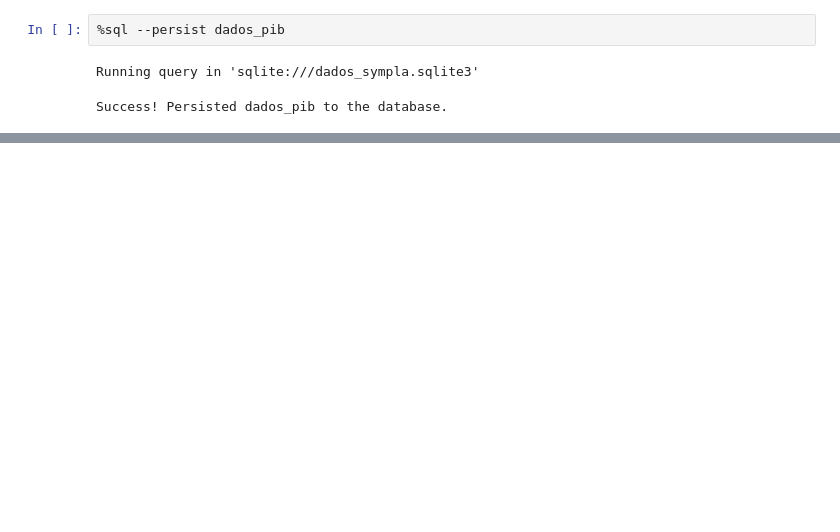
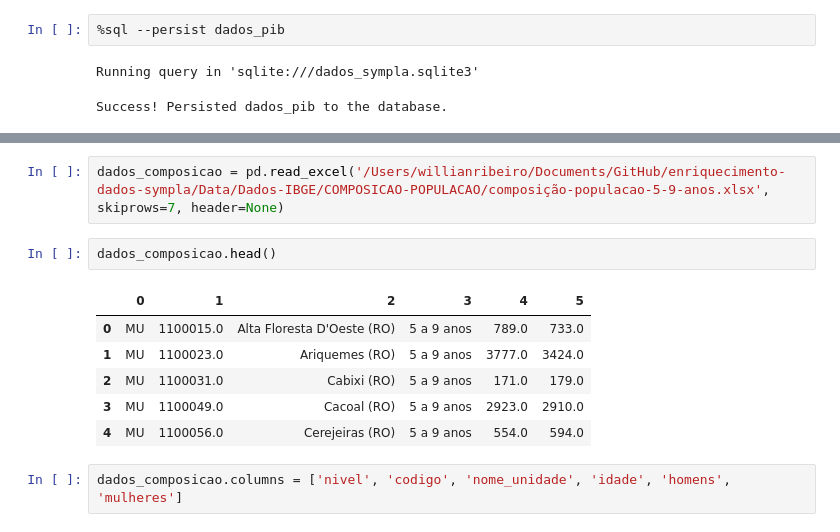
Before and after one commit to WillianVMR/enriquecimento-dados-sympla, a Jupyter notebook: analise.ipynb, the cells around one changed output, grey strips where cells are left out. Drawn from its saved outputs; the diff is of its cells as text; blank space fills up the shorter version.

Commit message:
Criação do ETL de extração de dados do IBGE e inserção no banco dados_sympla

```diff
--- a/analise.ipynb
+++ b/analise.ipynb
@@ -40,3 +44,16 @@ Running query in 'sqlite:///dados_sympla.sqlite3'
 | 2 | 2010 | 1 | Norte | 11 | RO | ... |
 | 3 | 2010 | 1 | Norte | 11 | RO | ... |
 | 4 | 2010 | 1 | Norte | 11 | RO | ... |
+# %%
+dados_composicao = pd.read_excel('/Users/willianribeiro/Documents/GitHub/enriquecimento-dados-sympla/Data/Dados-IBGE/COMPOSICAO-POPULACAO/composição-populacao-5-9-anos.xlsx', skiprows=7, header=None)
+# %%
+dados_composicao.head()
+# %% [output]
+|  | 0 | 1 | 2 | 3 | 4 | 5 |
+| 0 | MU | 1100015.0 | Alta Floresta D'Oeste (RO) | 5 a 9 anos | 789.0 | 733.0 |
+| 1 | MU | 1100023.0 | Ariquemes (RO) | 5 a 9 anos | 3777.0 | 3424.0 |
+| 2 | MU | 1100031.0 | Cabixi (RO) | 5 a 9 anos | 171.0 | 179.0 |
+| 3 | MU | 1100049.0 | Cacoal (RO) | 5 a 9 anos | 2923.0 | 2910.0 |
+| 4 | MU | 1100056.0 | Cerejeiras (RO) | 5 a 9 anos | 554.0 | 594.0 |
+# %%
+dados_composicao.columns = ['nivel', 'codigo', 'nome_unidade', 'idade', 'homens', 'mulheres']
```
Also changed, not shown: parts of 3 cells of this notebook, 4 other files.
